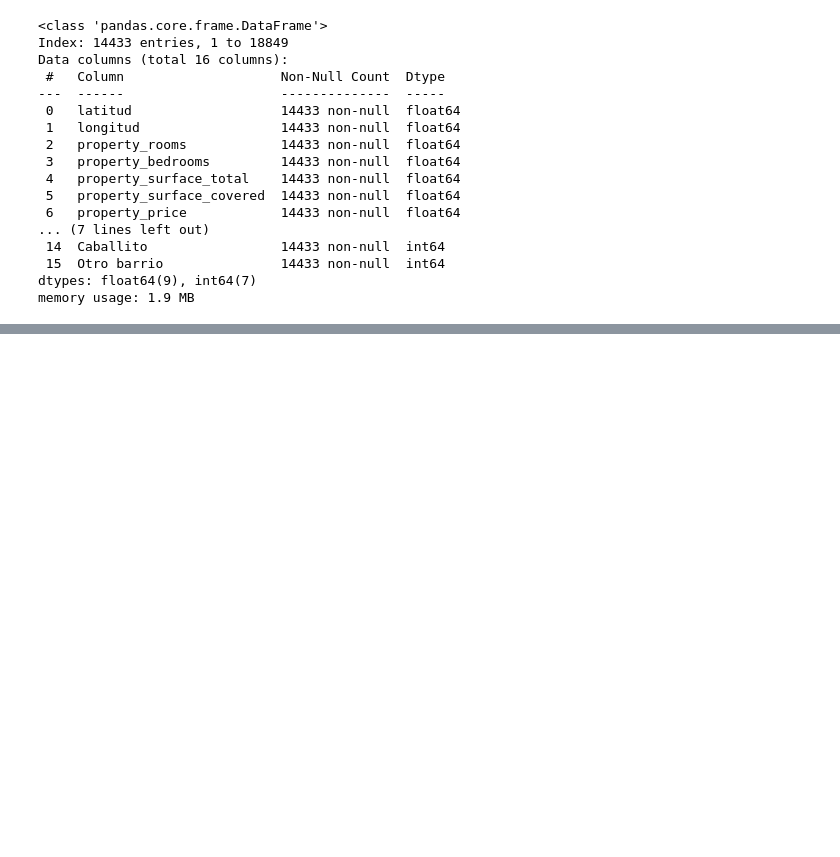
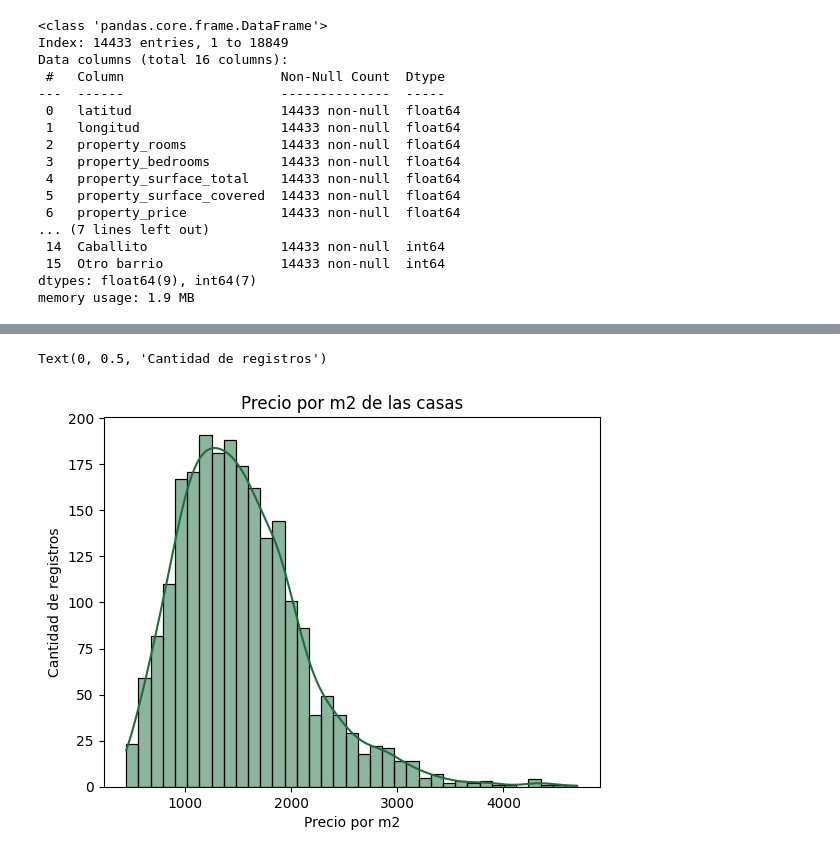
Before and after one commit to Taielmolina01/7506R-1C2024-GRUPO01, a Jupyter notebook: TP1/7606R_TP1_GRUPO01_ENTREGA_N2.ipynb, the cells around one changed output, grey strips where cells are left out. Cells and saved outputs as stored; diff of their text form; code cells hidden in the pictures; blank space fills up the shorter version.

```diff
--- a/TP1/7606R_TP1_GRUPO01_ENTREGA_N2.ipynb
+++ b/TP1/7606R_TP1_GRUPO01_ENTREGA_N2.ipynb
@@ -232,0 +349,8 @@ memory usage: 1.9 MB
+# %%
+sns.histplot(df_train[df_train["Casa"] == 1]["total_m2_price"], kde=True, color=VERDE)
+plt.title("Precio por m2 de las casas")
+plt.xlabel("Precio por m2")
+plt.ylabel("Cantidad de registros")
+# %% [output]
+Text(0, 0.5, 'Cantidad de registros')
+[figure, added]
```
Also changed, not shown: parts of 29 cells of this notebook, 1 other file.
